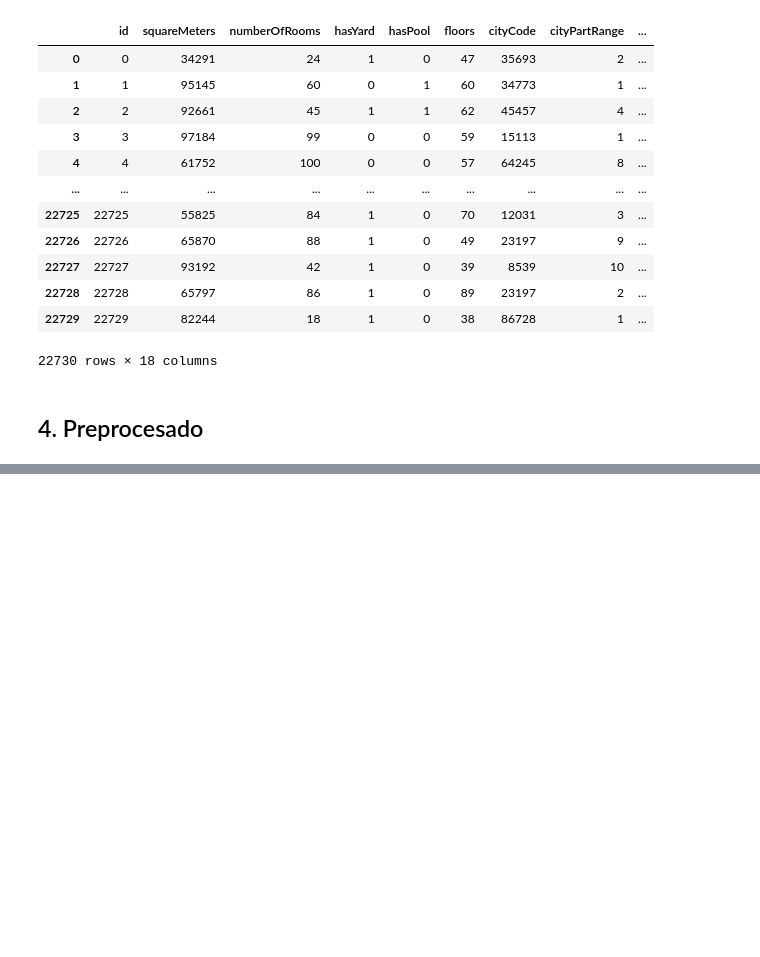
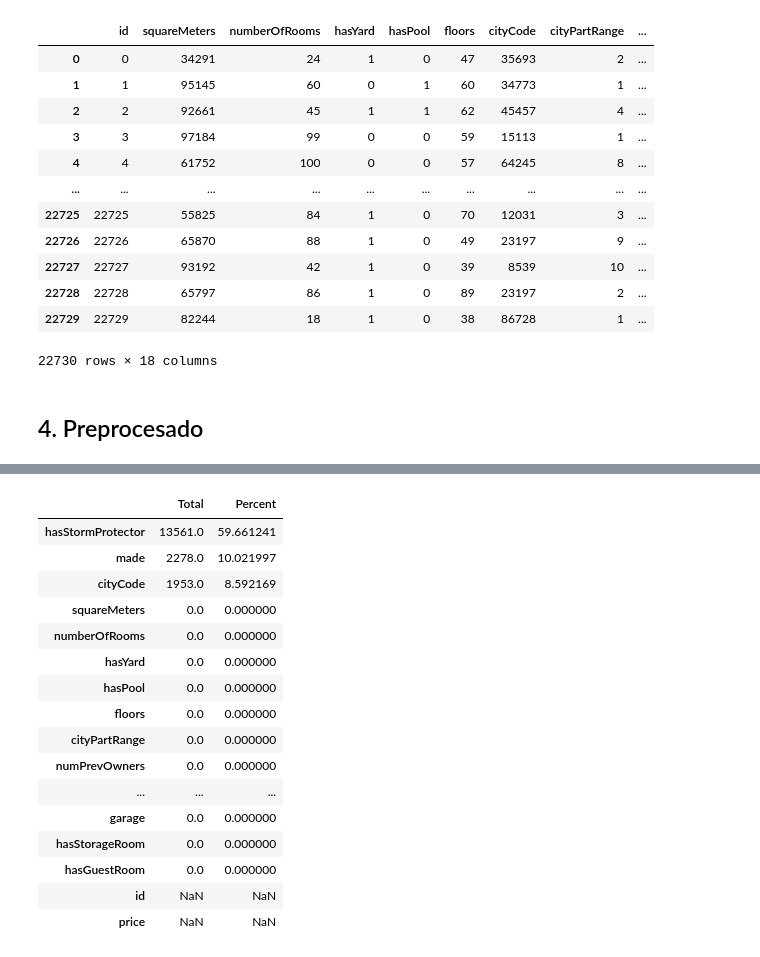
Before and after one commit to DaniloTovar/Ingen-IA, a Jupyter notebook: 02_Preprocesado.ipynb, the cells around one changed output, grey strips where cells are left out. Drawn from its saved outputs; the diff is of its cells as text; code cells hidden in the pictures; blank space fills up the shorter version.

```diff
--- a/02_Preprocesado.ipynb
+++ b/02_Preprocesado.ipynb
@@ -33,0 +68,24 @@ Realizando un analisis superficial al database, no se encuentran ajustes signifi
+# %%
+#Porcentaje de datos faltantes para cada variable del dataset
+total           = train_mod.isnull().sum().sort_values(ascending=False)
+percent         = (train_mod.isnull().sum()/train.isnull().count()*100).sort_values(ascending=False)
+missing_train  = pd.concat([total,percent],axis=1,keys=["Total","Percent"])
+missing_train
+# %% [output]
+|  | Total | Percent |
+| hasStormProtector | 13561.0 | 59.661241 |
+| made | 2278.0 | 10.021997 |
+| cityCode | 1953.0 | 8.592169 |
+| squareMeters | 0.0 | 0.000000 |
+| numberOfRooms | 0.0 | 0.000000 |
+| hasYard | 0.0 | 0.000000 |
+| hasPool | 0.0 | 0.000000 |
+| floors | 0.0 | 0.000000 |
+| cityPartRange | 0.0 | 0.000000 |
+| numPrevOwners | 0.0 | 0.000000 |
+| ... | ... | ... |
+| garage | 0.0 | 0.000000 |
+| hasStorageRoom | 0.0 | 0.000000 |
+| hasGuestRoom | 0.0 | 0.000000 |
+| id | NaN | NaN |
+| price | NaN | NaN |
```
Also changed, not shown: parts of 3 cells of this notebook.
